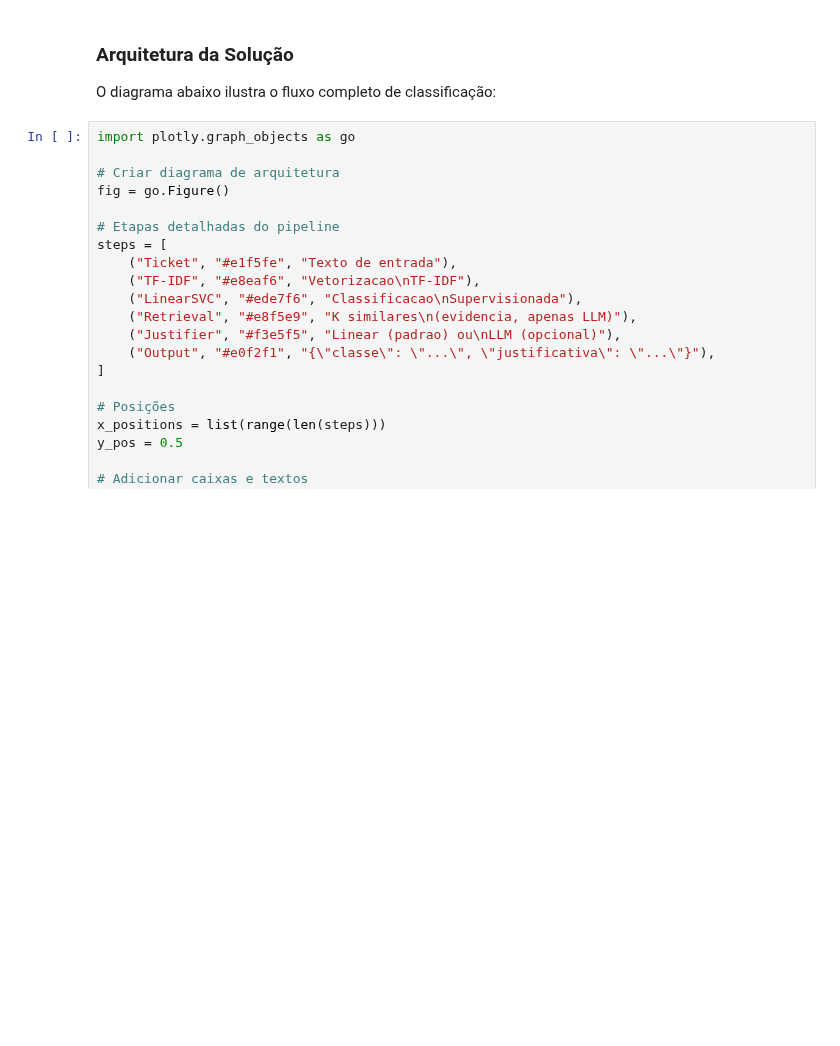
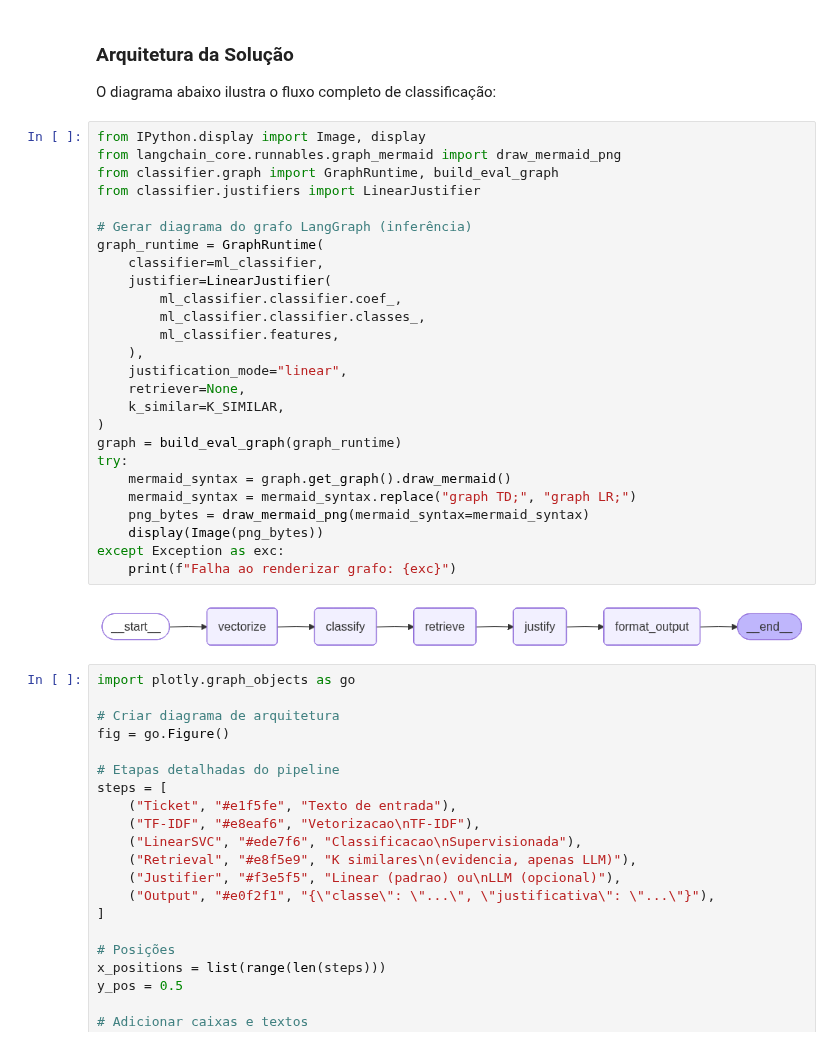
Before and after one commit to gosoares/ticket-classifier, a Jupyter notebook: notebooks/main.ipynb, the cells around one changed output. Saved outputs shown, nothing was run; the diff lists cells and outputs as text; blank space fills up the shorter version.

```diff
--- a/notebooks/main.ipynb
+++ b/notebooks/main.ipynb
@@ -382,6 +394,34 @@ Por padrão usamos o método **linear** para evitar dependência de LLM e manter
 ### Arquitetura da Solução
 
 O diagrama abaixo ilustra o fluxo completo de classificação:
+# %%
+from IPython.display import Image, display
+from langchain_core.runnables.graph_mermaid import draw_mermaid_png
+from classifier.graph import GraphRuntime, build_eval_graph
+from classifier.justifiers import LinearJustifier
+
+# Gerar diagrama do grafo LangGraph (inferência)
+graph_runtime = GraphRuntime(
+    classifier=ml_classifier,
+    justifier=LinearJustifier(
+        ml_classifier.classifier.coef_,
+        ml_classifier.classifier.classes_,
+        ml_classifier.features,
+    ),
+    justification_mode="linear",
+    retriever=None,
+    k_similar=K_SIMILAR,
+)
+graph = build_eval_graph(graph_runtime)
+try:
+    mermaid_syntax = graph.get_graph().draw_mermaid()
+    mermaid_syntax = mermaid_syntax.replace("graph TD;", "graph LR;")
+    png_bytes = draw_mermaid_png(mermaid_syntax=mermaid_syntax)
+    display(Image(png_bytes))
+except Exception as exc:
+    print(f"Falha ao renderizar grafo: {exc}")
+# %% [output]
+[figure, added]
 # %%
 import plotly.graph_objects as go
 
```
Also changed, not shown: parts of 7 cells of this notebook, 11 other files.
